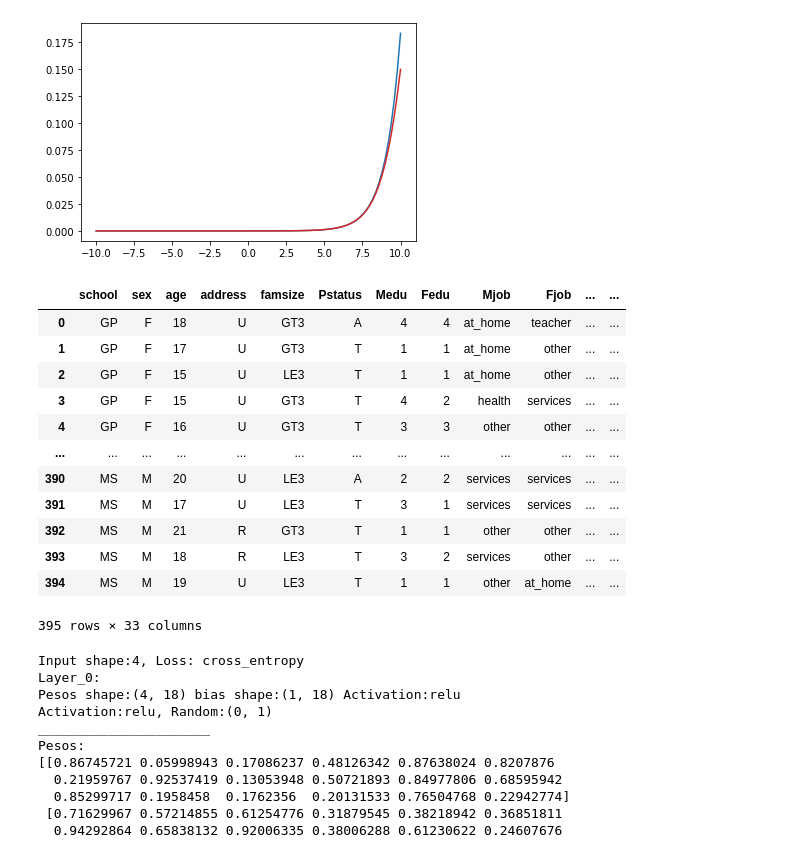
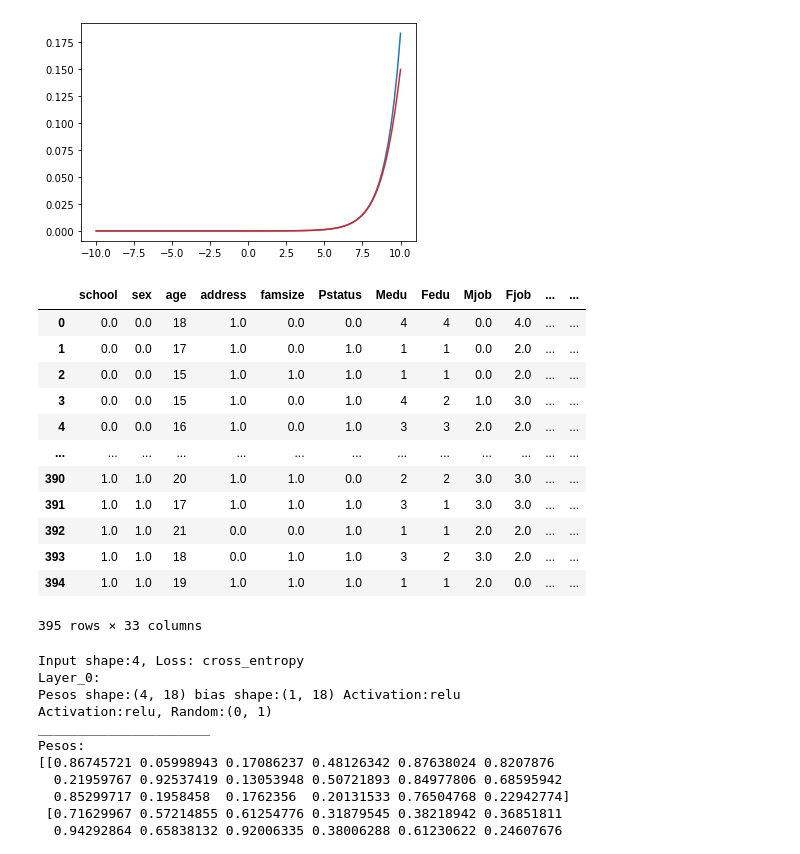
Before and after one commit to rodrigodihe/apuntes-uni, a Jupyter notebook: 4 curso/CB/sesion3/Clase_Perceptron multicapa-crossentropy.ipynb, the cells around one changed output. Cells and saved outputs as stored; diff of their text form; code cells hidden in the pictures.

Commit message:
añadidos ultimos datasets y cambios al ejercicio

```diff
--- a/4 curso/CB/sesion3/Clase_Perceptron multicapa-crossentropy.ipynb
+++ b/4 curso/CB/sesion3/Clase_Perceptron multicapa-crossentropy.ipynb
@@ -65,46 +65,62 @@ plt.plot(_x, softmaxf.D(_x),"tab:red")
 plt.show()
 # %% [output]
 [figure]
+# %%
+from sklearn.model_selection import train_test_split
+from sklearn import preprocessing
+Min_Max = preprocessing.MinMaxScaler()
+Ordinal =preprocessing.OrdinalEncoder()
+
+
+#def one_hot_cols(df,cols_to_one):
+#    one_hot=pd.get_dummies(df,cols_to_one,columns=cols_to_one)
+#    return one_hot
+
+def fit_cols(df, cols_to_fit,fit_function ):
+    for col in cols_to_fit:
+        df[col] = pd.DataFrame(fit_function.fit_transform(pd.DataFrame(df[col])),columns=[col])
+    return df
 # %%
 #Hacer aquí la normalizacion de los datos
 import csv
 estudiantes = pd.read_csv('datasets/Maths.csv', encoding='utf-8' )
-estudiantes
+dataset1=fit_cols(estudiantes,['sex','school','famsize','Pstatus','Mjob','Fjob','address','reason','guardian','schoolsup','famsup','activities','nursery','higer',],Ordinal)
+dataset1
 #X=[]
 #Y=[]
 #with open('datasets/iris.csv') as csvfile:
 #    readCSV = csv.reader(csvfile, delimiter=',')
 #    for row in readCSV:
 #        row=row[0].split(",")
 #        X.append([float(row[0])/10,float(row[1])/10,float(row[2])/10,float(row[3])/10])
 #
 #        if row[4]=='"Setosa"':
 #            Y.append([1,0,0])
 #        if row[4]=='"Versicolor"':
 #            Y.append([0,1,0])
 #        if row[4]=='"Virginica"':
 #            Y.append([0,0,1])
 #
 #
 #Xtrain=np.array(X)
 #Ytrain=np.array(Y)
 #Xtrain=Xtrain[1:-1]
 #Ytrain=Ytrain[1:-1]
 #print(np.shape(Xtrain))
 #print(Xtrain)
 # %% [output]
 |  | school | sex | age | address | famsize | Pstatus | Medu | Fedu | Mjob | Fjob | ... | ... |
-| 0 | GP | F | 18 | U | GT3 | A | 4 | 4 | at_home | teacher | ... | ... |
-| 1 | GP | F | 17 | U | GT3 | T | 1 | 1 | at_home | other | ... | ... |
-| 2 | GP | F | 15 | U | LE3 | T | 1 | 1 | at_home | other | ... | ... |
-| 3 | GP | F | 15 | U | GT3 | T | 4 | 2 | health | services | ... | ... |
-| 4 | GP | F | 16 | U | GT3 | T | 3 | 3 | other | other | ... | ... |
+| 0 | 0.0 | 0.0 | 18 | 1.0 | 0.0 | 0.0 | 4 | 4 | 0.0 | 4.0 | ... | ... |
+| 1 | 0.0 | 0.0 | 17 | 1.0 | 0.0 | 1.0 | 1 | 1 | 0.0 | 2.0 | ... | ... |
+| 2 | 0.0 | 0.0 | 15 | 1.0 | 1.0 | 1.0 | 1 | 1 | 0.0 | 2.0 | ... | ... |
+| 3 | 0.0 | 0.0 | 15 | 1.0 | 0.0 | 1.0 | 4 | 2 | 1.0 | 3.0 | ... | ... |
+| 4 | 0.0 | 0.0 | 16 | 1.0 | 0.0 | 1.0 | 3 | 3 | 2.0 | 2.0 | ... | ... |
 | ... | ... | ... | ... | ... | ... | ... | ... | ... | ... | ... | ... | ... |
-| 390 | MS | M | 20 | U | LE3 | A | 2 | 2 | services | services | ... | ... |
-| 391 | MS | M | 17 | U | LE3 | T | 3 | 1 | services | services | ... | ... |
-| 392 | MS | M | 21 | R | GT3 | T | 1 | 1 | other | other | ... | ... |
-| 393 | MS | M | 18 | R | LE3 | T | 3 | 2 | services | other | ... | ... |
-| 394 | MS | M | 19 | U | LE3 | T | 1 | 1 | other | at_home | ... | ... |
+| 390 | 1.0 | 1.0 | 20 | 1.0 | 1.0 | 0.0 | 2 | 2 | 3.0 | 3.0 | ... | ... |
+| 391 | 1.0 | 1.0 | 17 | 1.0 | 1.0 | 1.0 | 3 | 1 | 3.0 | 3.0 | ... | ... |
+| 392 | 1.0 | 1.0 | 21 | 0.0 | 0.0 | 1.0 | 1 | 1 | 2.0 | 2.0 | ... | ... |
+| 393 | 1.0 | 1.0 | 18 | 0.0 | 1.0 | 1.0 | 3 | 2 | 3.0 | 2.0 | ... | ... |
+| 394 | 1.0 | 1.0 | 19 | 1.0 | 1.0 | 1.0 | 1 | 1 | 2.0 | 0.0 | ... | ... |
 395 rows × 33 columns
 # %%
 # CLASE DE LA CAPA DE LA RED
```
Also changed, not shown: 5 other files.
